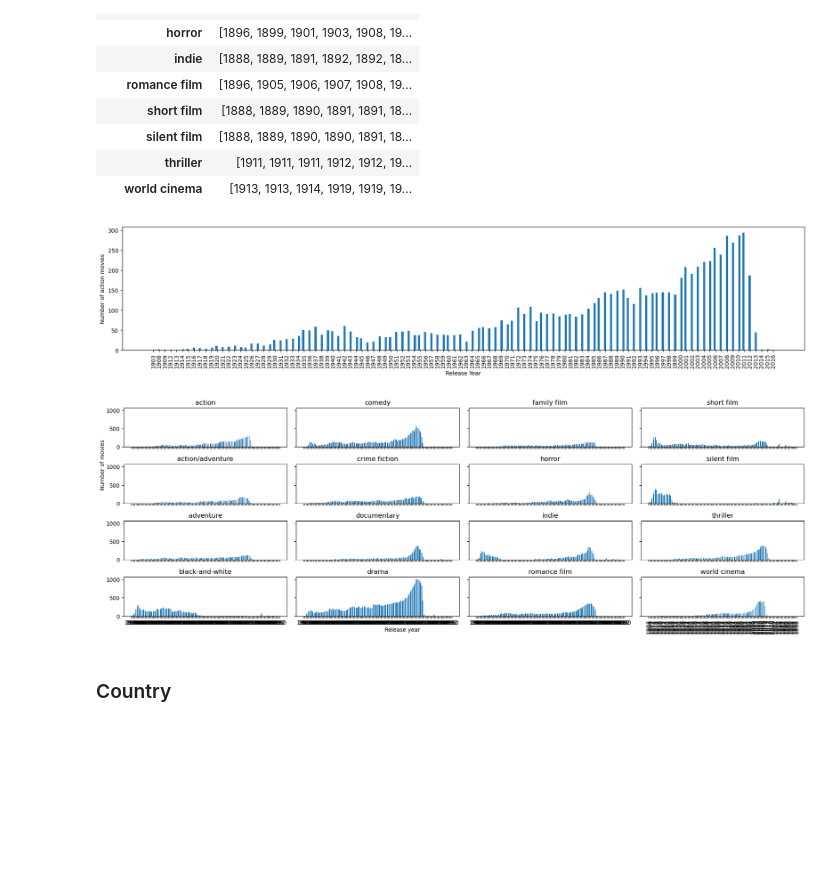
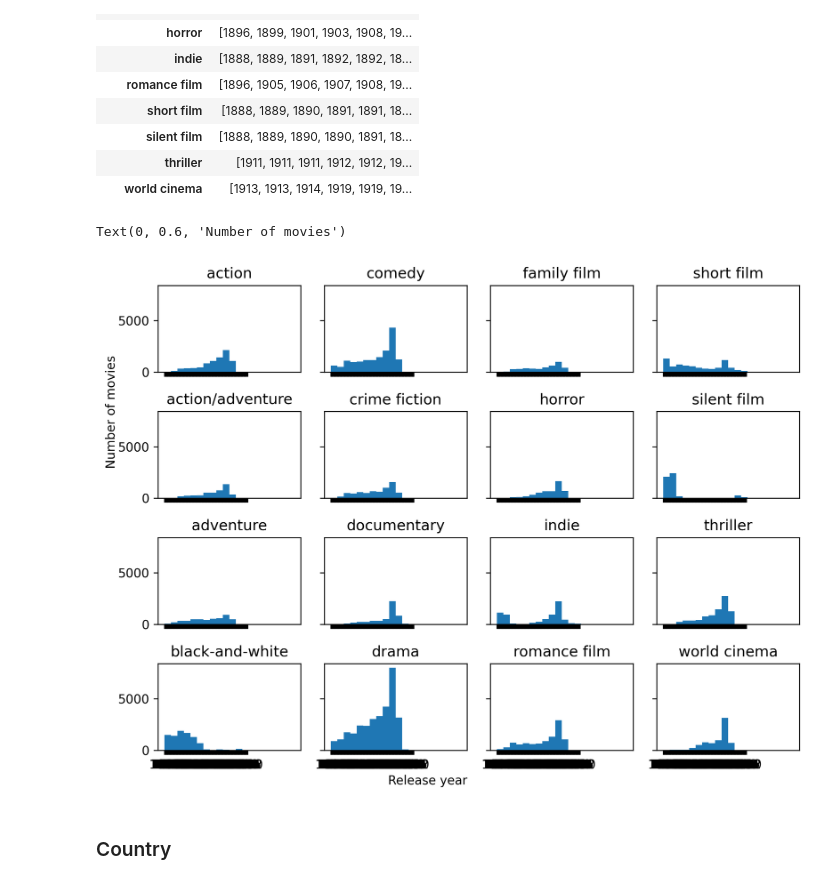
Before and after one commit to epfl-ada/ada-2022-project-zozoz, a Jupyter notebook: src/eda/initial_time_series_analysis.ipynb, the cells around one changed output. Cells and saved outputs as stored; diff of their text form; code cells hidden in the pictures; blank space fills up the shorter version.

```diff
--- a/src/eda/initial_time_series_analysis.ipynb
+++ b/src/eda/initial_time_series_analysis.ipynb
@@ -3,17 +3,17 @@
 # %%
 # Importing neccessary libraries
 import pandas as pd
-import glob
 import numpy as np
 import matplotlib.pyplot as plt
 import seaborn as sns
 import math
-from scipy.stats import entropy
 from datetime import datetime, date, time
+import matplotlib as mpl
 %matplotlib inline
+mpl.rcParams['figure.dpi']= 300
 # %%
 # Loading formatted data
-data_folder = '../data/Tables/'
+data_folder = '../../data/generated/'
 actor_df = pd.read_pickle(data_folder + 'actor_df.pkl')
 appears_in_df = pd.read_pickle(data_folder + 'appears_in_df.pkl')
 belongs_to_df = pd.read_pickle(data_folder + 'belongs_to_df.pkl')
@@ -217,5 +203,5 @@ ax.tick_params(axis='x', rotation=80)
 # %%
 movie_genre = pd.merge(movie_df, is_of_type_df, on='movie_id')[['release_year', 'genre_name']]
-movie_genre = movie_genre.groupby('release_year').value_counts(normalize=False).unstack(fill_value=0)
-
-movie_genre
+#movie_genre.genre_name.value_counts()[:16]
+list_genres = ['drama', 'comedy', 'romance film', 'black-and-white', 'thriller', 'action', 'short film', 'world cinema', 'indie', 'crime fiction', 'silent film', 'documentary', 'horror', 'adventure', 'action/adventure', 'family film']
+movie_genre = movie_genre[movie_genre['genre_name'].isin(list_genres)]
@@ -242,7 +207,0 @@ sns.heatmap(movie_genre, robust=True)
-# %%
-movie_genre['entropy'] = movie_genre.apply(entropy, axis=1, args=(None, 2))
-
-fig, ax = plt.subplots(figsize=(20,5))
-ax.set_title('Evolution of genre entropy over years')
-sns.lineplot(data=movie_genre, x='release_year', y='entropy',legend='brief')
-ax.tick_params(axis='x', rotation=80)
@@ -276,29 +229,21 @@ movie_genre
 | silent film | [1888, 1889, 1890, 1890, 1891, 18... |
 | thriller | [1911, 1911, 1911, 1912, 1912, 19... |
 | world cinema | [1913, 1913, 1914, 1919, 1919, 19... |
-# %%
-plt.figure(figsize=(22,4))
-plt.hist(movie_genre.iloc[0].values, bins=300, log=False)
-plt.xlabel('Release Year')
-plt.ylabel('Number of action movies')
-plt.tick_params(axis='x', rotation=90)
-# %% [output]
-[figure, removed]
 # %%
-fig, ax = plt.subplots(4,4,figsize= (18,6), sharey = True, sharex = True)
+fig, ax = plt.subplots(4,4,figsize= (8,6), sharey = True, sharex = True)
 
 for i in range(16):
     sbplt = ax[i%4, math.floor(i/4)]
-    sbplt.hist(movie_genre.iloc[i].values,bins = 200)
+    sbplt.hist(movie_genre.iloc[i].values,range = [0,200],bins = 20)
     sbplt.set_title(movie_genre.index[i])
 
 fig.tight_layout()
 
 fig.text(0.4,0, "Release year")
 fig.text(0,0.6, "Number of movies", rotation = 90)
-ax[3,3].tick_params(axis='x', rotation=90)
 # %% [output]
+Text(0, 0.6, 'Number of movies')
-[figure, old version]
+[figure, new version]
 # %% [markdown]
 ### Country
 # %%
```
Also changed, not shown: parts of 9 cells of this notebook.
